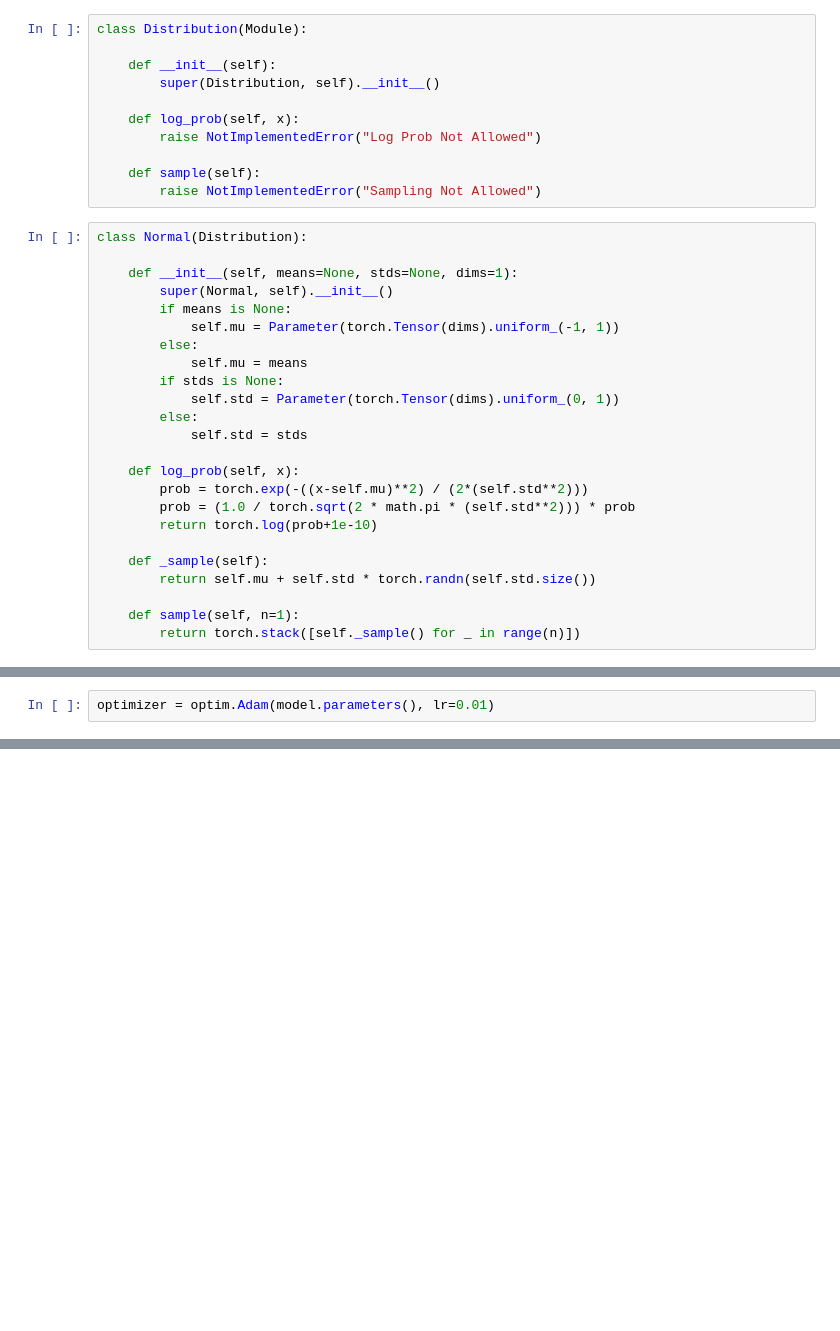
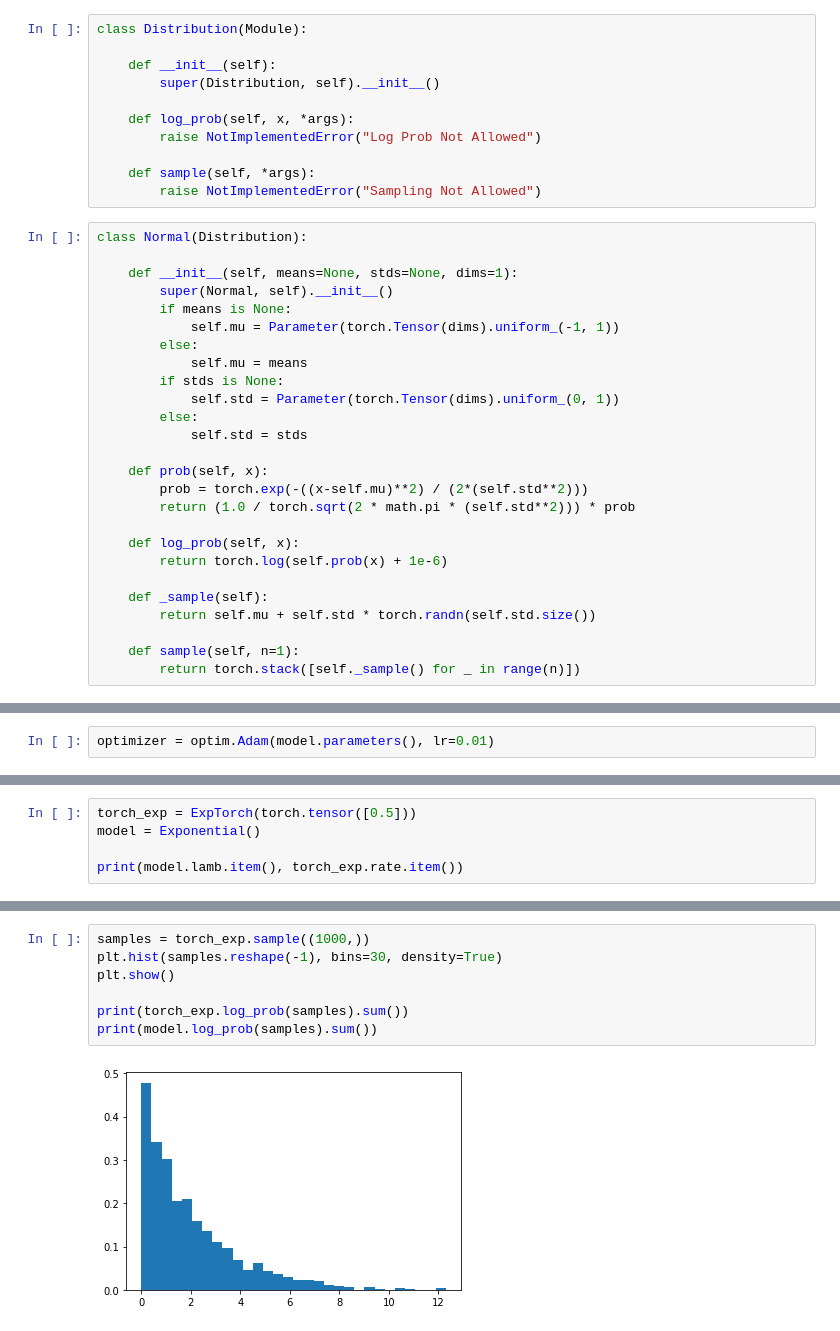
Before and after one commit to nextBillyonair/DPFunStuff, a Jupyter notebook: KL/KL.ipynb, the cells around one changed output, grey strips where cells are left out. Drawn from its saved outputs; the diff is of its cells as text; blank space fills up the shorter version.

```diff
--- a/KL/KL.ipynb
+++ b/KL/KL.ipynb
@@ -12,10 +14,10 @@ class Distribution(Module):
     def __init__(self):
         super(Distribution, self).__init__()
 
-    def log_prob(self, x):
+    def log_prob(self, x, *args):
         raise NotImplementedError("Log Prob Not Allowed")
 
-    def sample(self):
+    def sample(self, *args):
         raise NotImplementedError("Sampling Not Allowed")
 # %%
 class Normal(Distribution):
@@ -31,10 +33,12 @@ class Normal(Distribution):
         else:
             self.std = stds
 
+    def prob(self, x):
+        prob = torch.exp(-((x-self.mu)**2) / (2*(self.std**2)))
+        return (1.0 / torch.sqrt(2 * math.pi * (self.std**2))) * prob
+
     def log_prob(self, x):
-        prob = torch.exp(-((x-self.mu)**2) / (2*(self.std**2)))
-        prob = (1.0 / torch.sqrt(2 * math.pi * (self.std**2))) * prob
-        return torch.log(prob+1e-10)
+        return torch.log(self.prob(x) + 1e-6)
 
     def _sample(self):
         return self.mu + self.std * torch.randn(self.std.size())
@@ -179,0 +222,5 @@ tensor([1.2046, 3.5419], requires_grad=True)
+# %%
+torch_exp = ExpTorch(torch.tensor([0.5]))
+model = Exponential()
+
+print(model.lamb.item(), torch_exp.rate.item())
@@ -179,0 +229,9 @@ tensor([1.2046, 3.5419], requires_grad=True)
+# %%
+samples = torch_exp.sample((1000,))
+plt.hist(samples.reshape(-1), bins=30, density=True)
+plt.show()
+
+print(torch_exp.log_prob(samples).sum())
+print(model.log_prob(samples).sum())
+# %% [output]
+[figure, added]
```
Also changed, not shown: parts of 21 cells of this notebook.
